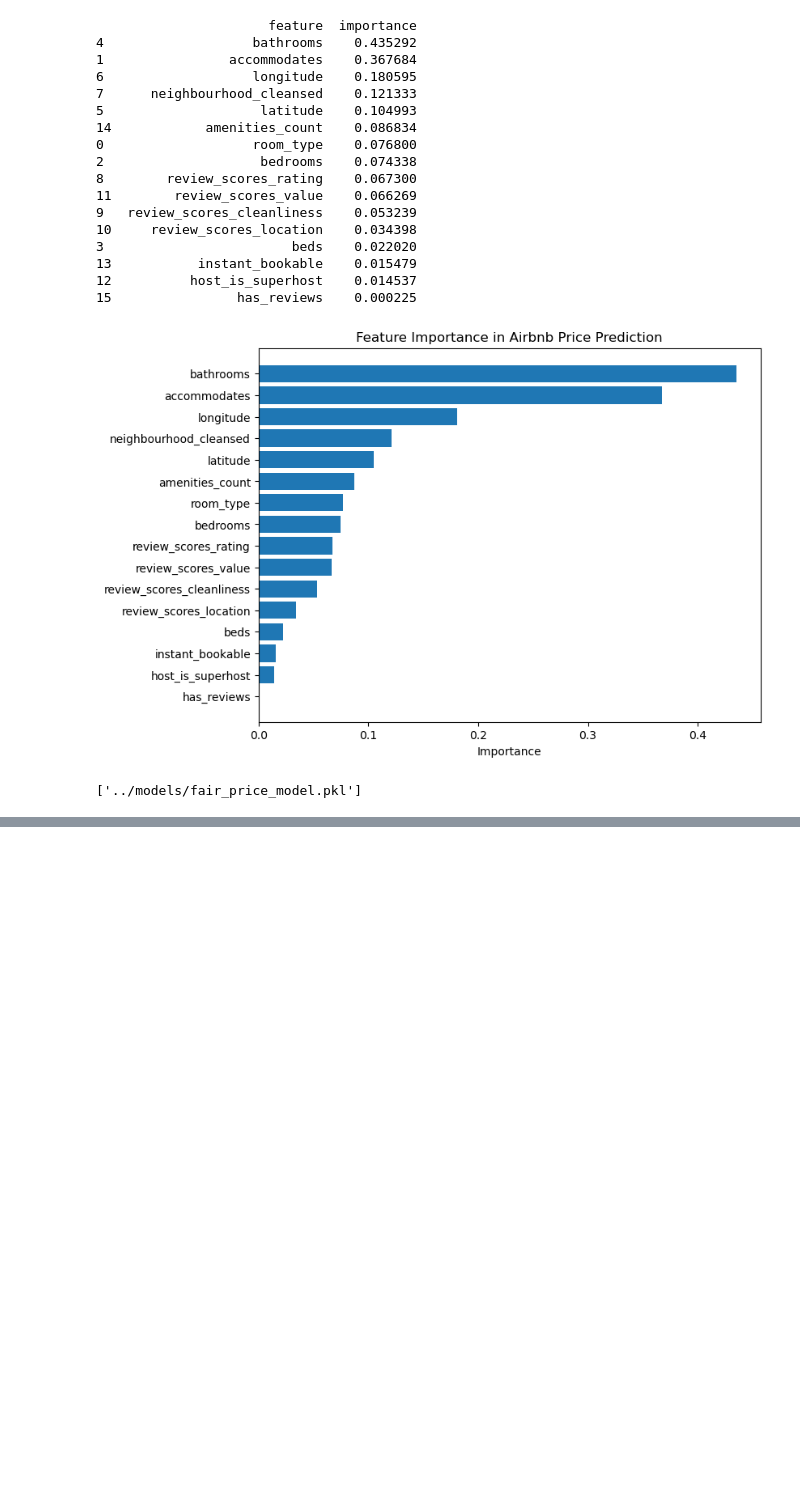
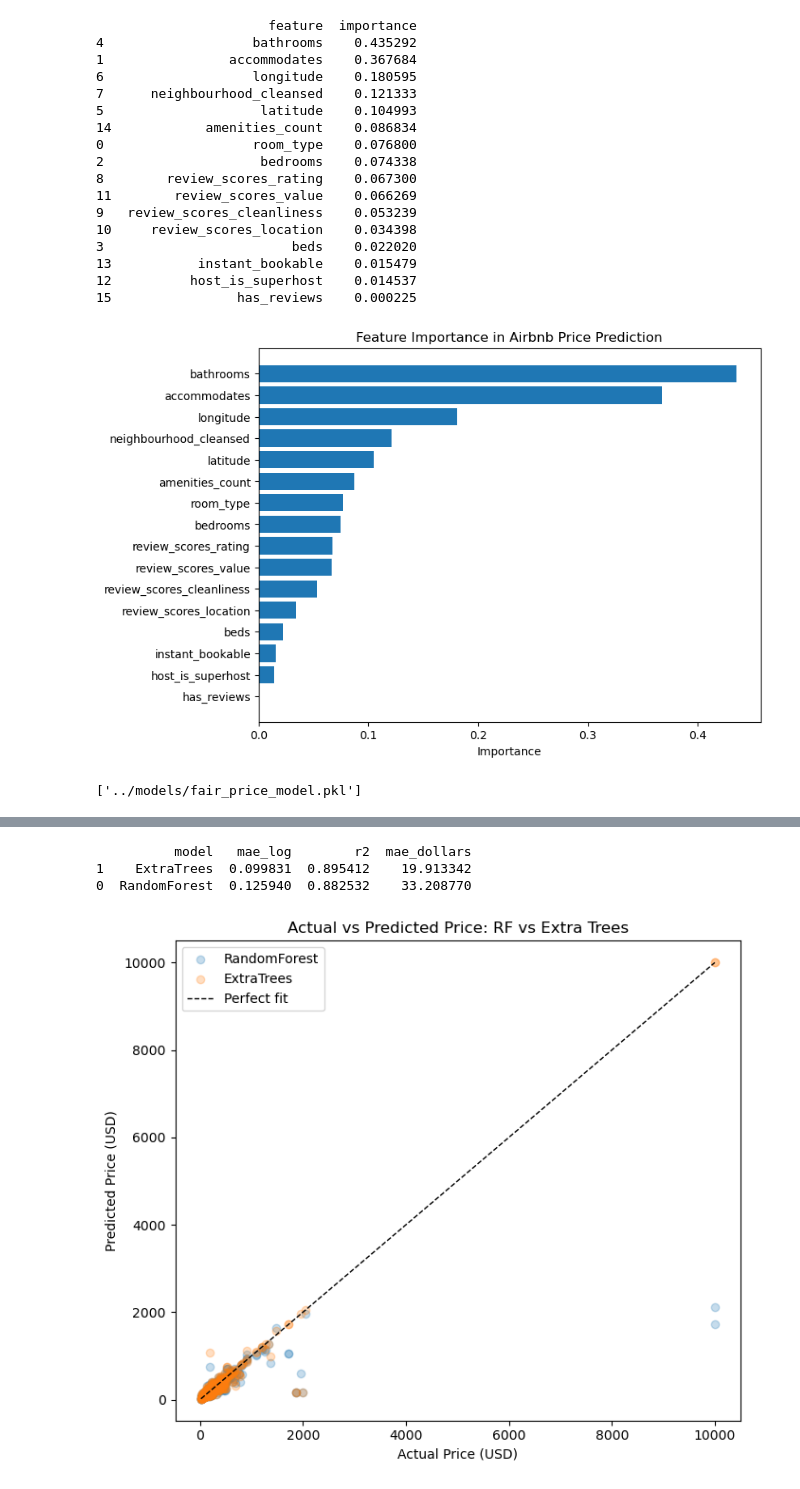
Before and after one commit to nicholaslevine/asheville-tourism, a Jupyter notebook: notebooks/modeling.ipynb, the cells around one changed output, grey strips where cells are left out. Drawn from its saved outputs; the diff is of its cells as text; code cells hidden in the pictures; blank space fills up the shorter version.

Commit message:
changing model and adding new analytics

```diff
--- a/notebooks/modeling.ipynb
+++ b/notebooks/modeling.ipynb
@@ -213,0 +218,45 @@ joblib.dump(model, "../models/fair_price_model.pkl")
+# %%
+from sklearn.ensemble import ExtraTreesRegressor
+
+extra_model = Pipeline([
+    ("preprocessor", preprocessor),
+    ("regressor", ExtraTreesRegressor(n_estimators=400, random_state=42, n_jobs=-1))
+])
+
+extra_model.fit(X_train, y_train)
+extra_predictions = extra_model.predict(X_test)
+
+extra_mae_log = mean_absolute_error(y_test, extra_predictions)
+extra_r2 = r2_score(y_test, extra_predictions)
+extra_mae_dollars = mean_absolute_error(np.expm1(y_test), np.expm1(extra_predictions))
+
+comparison_df = pd.DataFrame([
+    {"model": "RandomForest", "mae_log": mae_log, "r2": r2, "mae_dollars": mae_dollars},
+    {"model": "ExtraTrees", "mae_log": extra_mae_log, "r2": extra_r2, "mae_dollars": extra_mae_dollars},
+]).sort_values("mae_dollars")
+
+print(comparison_df)
+# %% [output]
+          model   mae_log        r2  mae_dollars
+1    ExtraTrees  0.099831  0.895412    19.913342
+0  RandomForest  0.125940  0.882532    33.208770
+# %%
+# Visual comparison: actual vs predicted prices
+plt.figure(figsize=(7,6))
+actual_prices = np.expm1(y_test)
+rf_prices = np.expm1(predictions)
+et_prices = np.expm1(extra_predictions)
+
+plt.scatter(actual_prices, rf_prices, alpha=0.25, label="RandomForest")
+plt.scatter(actual_prices, et_prices, alpha=0.25, label="ExtraTrees")
+line_min = min(actual_prices.min(), rf_prices.min(), et_prices.min())
+line_max = max(actual_prices.max(), rf_prices.max(), et_prices.max())
+plt.plot([line_min, line_max], [line_min, line_max], "k--", linewidth=1, label="Perfect fit")
+plt.xlabel("Actual Price (USD)")
+plt.ylabel("Predicted Price (USD)")
+plt.title("Actual vs Predicted Price: RF vs Extra Trees")
+plt.legend()
+plt.tight_layout()
+plt.show()
+# %% [output]
+[figure, added]
```
Also changed, not shown: parts of 1 cell of this notebook, 1 other file.
